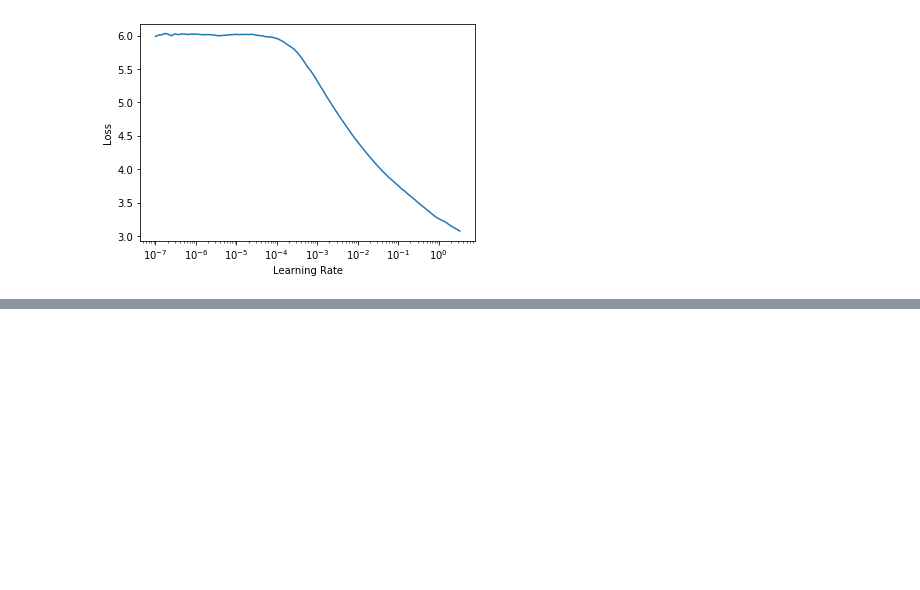
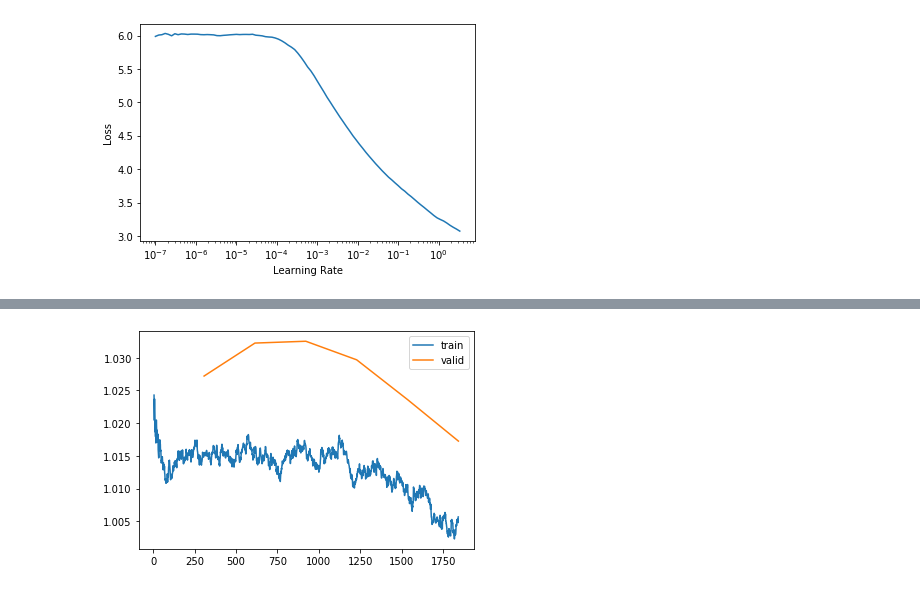
Before and after one commit to lgvaz/projects, a Jupyter notebook: vision/style/cocov2.ipynb, the cells around one changed output, grey strips where cells are left out. Saved outputs shown, nothing was run; the diff lists cells and outputs as text; code cells hidden in the pictures; blank space fills up the shorter version.

```diff
--- a/vision/style/cocov2.ipynb
+++ b/vision/style/cocov2.ipynb
@@ -132,0 +142,4 @@ learn.lr_find()
+# %%
+learn.recorder.plot_loss()
+# %% [output]
+[figure, added]
```
Also changed, not shown: parts of 18 cells of this notebook.
